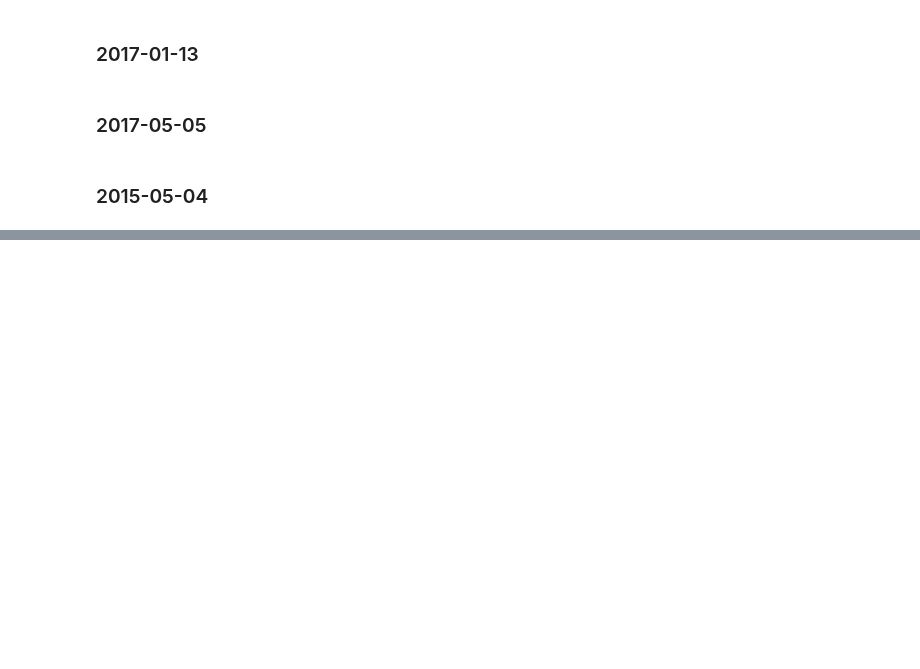
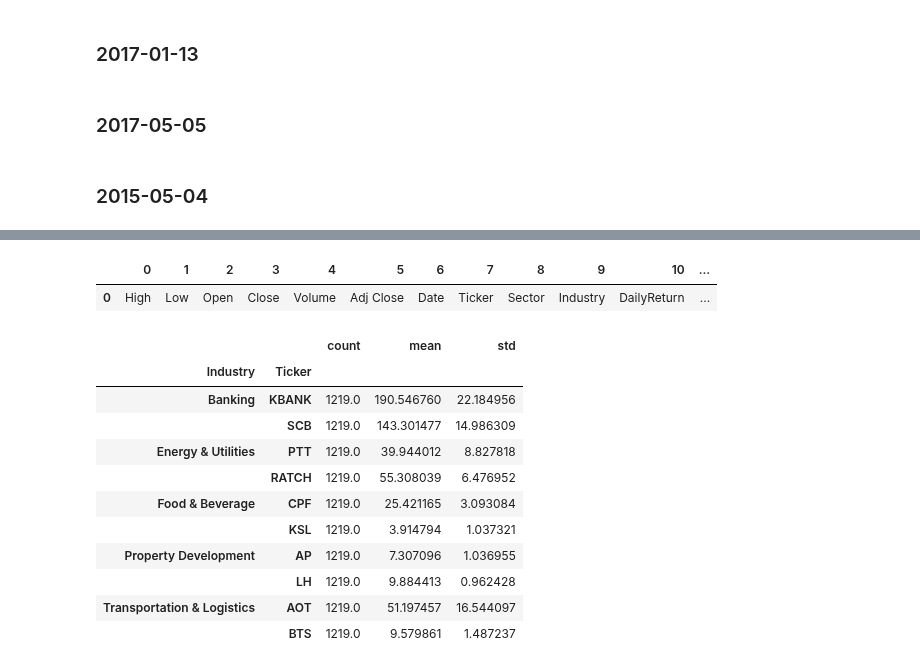
Before and after one commit to chayapan/thesis, a Jupyter notebook: 1.0 Data Acquisition/PilotData.ipynb, the cells around one changed output, grey strips where cells are left out. Cells and saved outputs as stored; diff of their text form; code cells hidden in the pictures; blank space fills up the shorter version.

```diff
--- a/1.0 Data Acquisition/PilotData.ipynb
+++ b/1.0 Data Acquisition/PilotData.ipynb
@@ -177,0 +302,25 @@ os.listdir(PILOT_DATA_HOME)
+# %%
+from data.pilot import get_pilot_stocks
+
+df_stocks = get_pilot_stocks()
+
+pd.DataFrame(df_stocks.columns.values).T
+# %% [output]
+|  | 0 | 1 | 2 | 3 | 4 | 5 | 6 | 7 | 8 | 9 | 10 | ... |
+| 0 | High | Low | Open | Close | Volume | Adj Close | Date | Ticker | Sector | Industry | DailyReturn | ... |
+# %%
+tbl_stock = df_stocks.pivot_table(values='Close', index='Date', columns=['Industry','Ticker'])
+tbl_stock.describe().T[['count','mean','std']]
+# %% [output]
+|  |  | count | mean | std |
+| Industry | Ticker |  |  |  |
+| Banking | KBANK | 1219.0 | 190.546760 | 22.184956 |
+|  | SCB | 1219.0 | 143.301477 | 14.986309 |
+| Energy & Utilities | PTT | 1219.0 | 39.944012 | 8.827818 |
+|  | RATCH | 1219.0 | 55.308039 | 6.476952 |
+| Food & Beverage | CPF | 1219.0 | 25.421165 | 3.093084 |
+|  | KSL | 1219.0 | 3.914794 | 1.037321 |
+| Property Development | AP | 1219.0 | 7.307096 | 1.036955 |
+|  | LH | 1219.0 | 9.884413 | 0.962428 |
+| Transportation & Logistics | AOT | 1219.0 | 51.197457 | 16.544097 |
+|  | BTS | 1219.0 | 9.579861 | 1.487237 |
```
Also changed, not shown: parts of 15 cells of this notebook, 16 other files.
